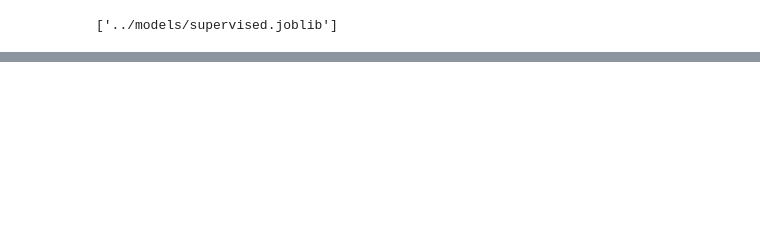
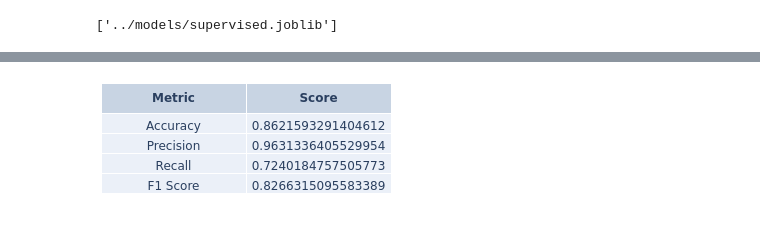
Before and after one commit to aczeta/AIM-Capstone, a Jupyter notebook: notebooks/supervised.ipynb, the cells around one changed output, grey strips where cells are left out. Cells and saved outputs as stored; diff of their text form; code cells hidden in the pictures; blank space fills up the shorter version.

Commit message:
finish model training and basic feature analysis

```diff
--- a/notebooks/supervised.ipynb
+++ b/notebooks/supervised.ipynb
@@ -59,7 +64,7 @@ param_dist = [
         'clf__n_estimators' : randint(1,200),
         'clf__criterion' : ['gini' , 'entropy', 'log_loss'],
         'clf__max_features': ['sqrt', 'log2', None],
-        'clf__min_samples_leaf': uniform(1,5)
+        'clf__min_samples_leaf': uniform(0,1)
     },
     {
         'clf': [SVC(random_state=42)],
@@ -129,0 +135,19 @@ joblib.dump(random_search, '../models/supervised.joblib')
+# %%
+def evaluate_model(y_true, y_pred, average='binary'):
+    """
+    Computes and prints accuracy, precision, recall, and F1 score and returns a Pandas DataFrame
+    """
+    metrics = {
+    "Accuracy": accuracy_score(y_true, y_pred),
+    "Precision": precision_score(y_true, y_pred, average="binary"),
+    "Recall": recall_score(y_true, y_pred, average="binary"),
+    "F1 Score": f1_score(y_true, y_pred, average="binary")
+    }
+
+    metrics_df = pd.DataFrame(list(metrics.items()), columns=["Metric", "Score"])
+    return metrics_df
+# %%
+y_pred = random_search.predict(X_test)
+# %%
+metrics = evaluate_model(y_test,y_pred)
+metrics
@@ -129,0 +160,6 @@ joblib.dump(random_search, '../models/supervised.joblib')
+# %%
+# Save dataframe
+fig_metrics = df2img.plot_dataframe(metrics, print_index= False, fig_size=(300, 140))
+df2img.save_dataframe(fig=fig_metrics, filename='../images/metrics.png')
+# %% [output]
+[figure, added]
```
Also changed, not shown: parts of 13 cells of this notebook, 3 other files.
